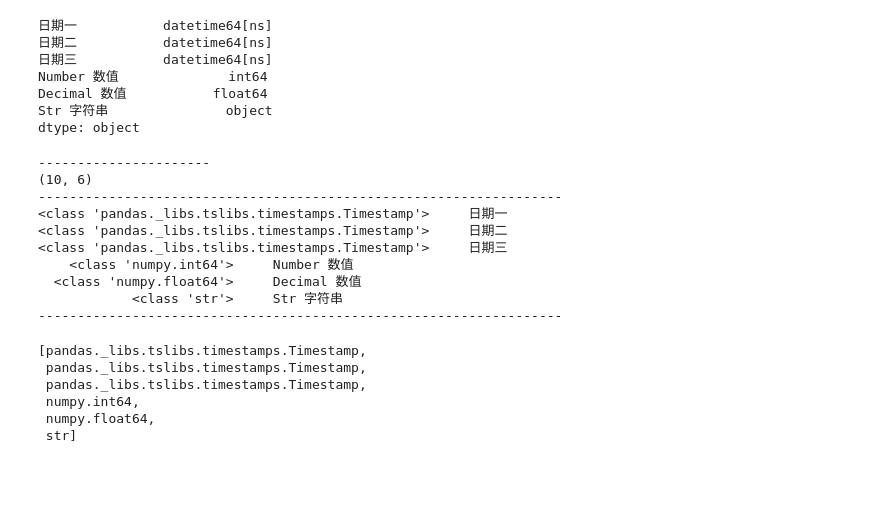
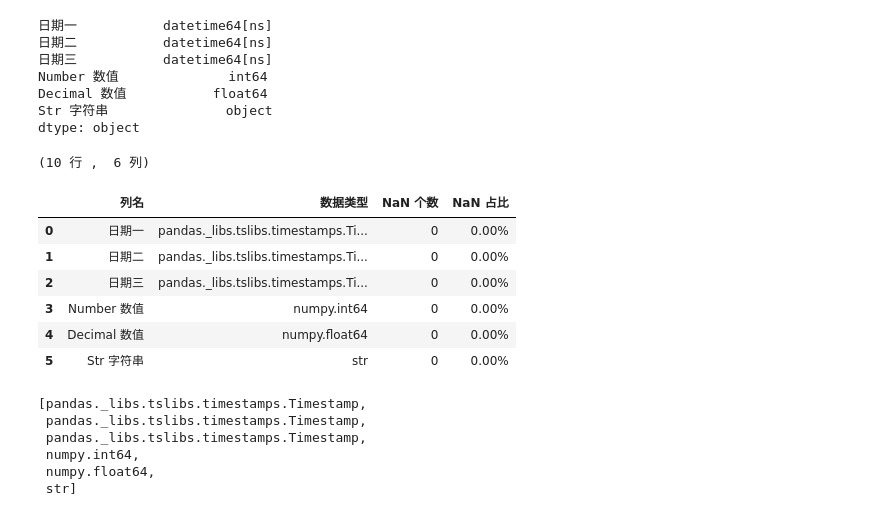
Before and after one commit to haitao9833/haitaoPython, a Jupyter notebook: file_Tool_Test.ipynb, the cells around one changed output. Drawn from its saved outputs; the diff is of its cells as text; code cells hidden in the pictures; blank space fills up the shorter version.

```diff
--- a/file_Tool_Test.ipynb
+++ b/file_Tool_Test.ipynb
@@ -162,16 +162,14 @@ Decimal 数值           float64
 Str 字符串               object
 dtype: object
 # %%
-cols = allCols(data)
+cols = allCol(data)
 # %% [output]
-----------------------
-(10, 6)
--------------------------------------------------------------------
-<class 'pandas._libs.tslibs.timestamps.Timestamp'>     日期一
-<class 'pandas._libs.tslibs.timestamps.Timestamp'>     日期二
-<class 'pandas._libs.tslibs.timestamps.Timestamp'>     日期三
-    <class 'numpy.int64'>     Number 数值
-  <class 'numpy.float64'>     Decimal 数值
-            <class 'str'>     Str 字符串
--------------------------------------------------------------------
+(10 行 ,  6 列)
+|  | 列名 | 数据类型 | NaN 个数 | NaN 占比 |
+| 0 | 日期一 | pandas._libs.tslibs.timestamps.Ti... | 0 | 0.00% |
+| 1 | 日期二 | pandas._libs.tslibs.timestamps.Ti... | 0 | 0.00% |
+| 2 | 日期三 | pandas._libs.tslibs.timestamps.Ti... | 0 | 0.00% |
+| 3 | Number 数值 | numpy.int64 | 0 | 0.00% |
+| 4 | Decimal 数值 | numpy.float64 | 0 | 0.00% |
+| 5 | Str 字符串 | str | 0 | 0.00% |
 # %%
```
Also changed, not shown: parts of 30 cells of this notebook, 10 other files.
